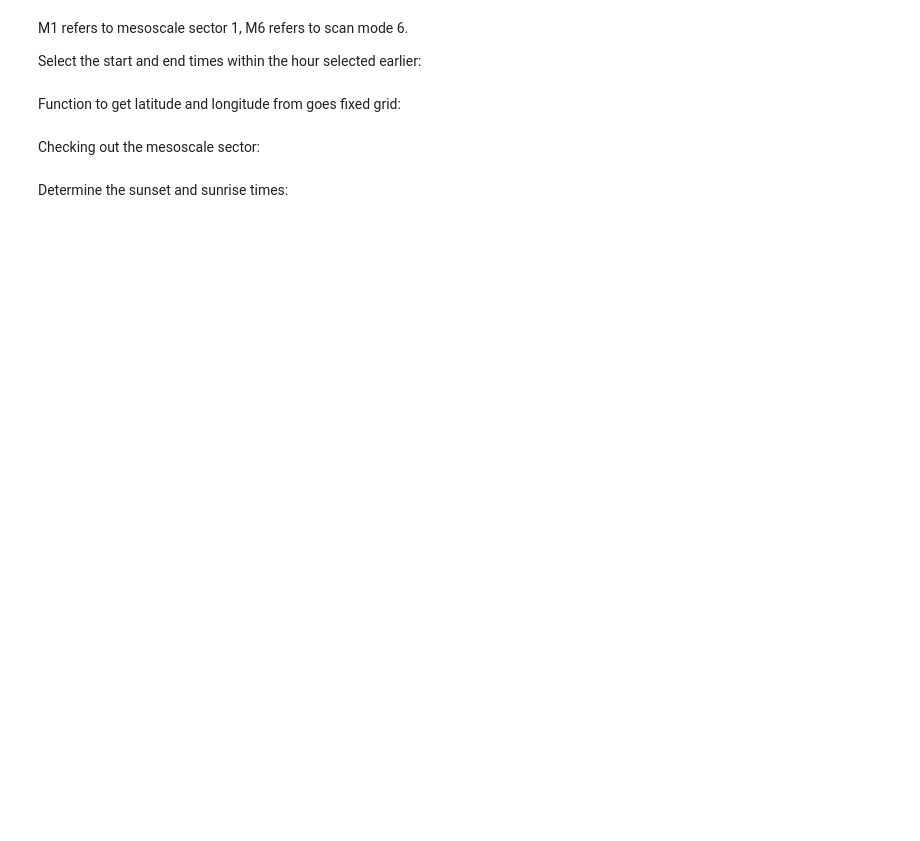
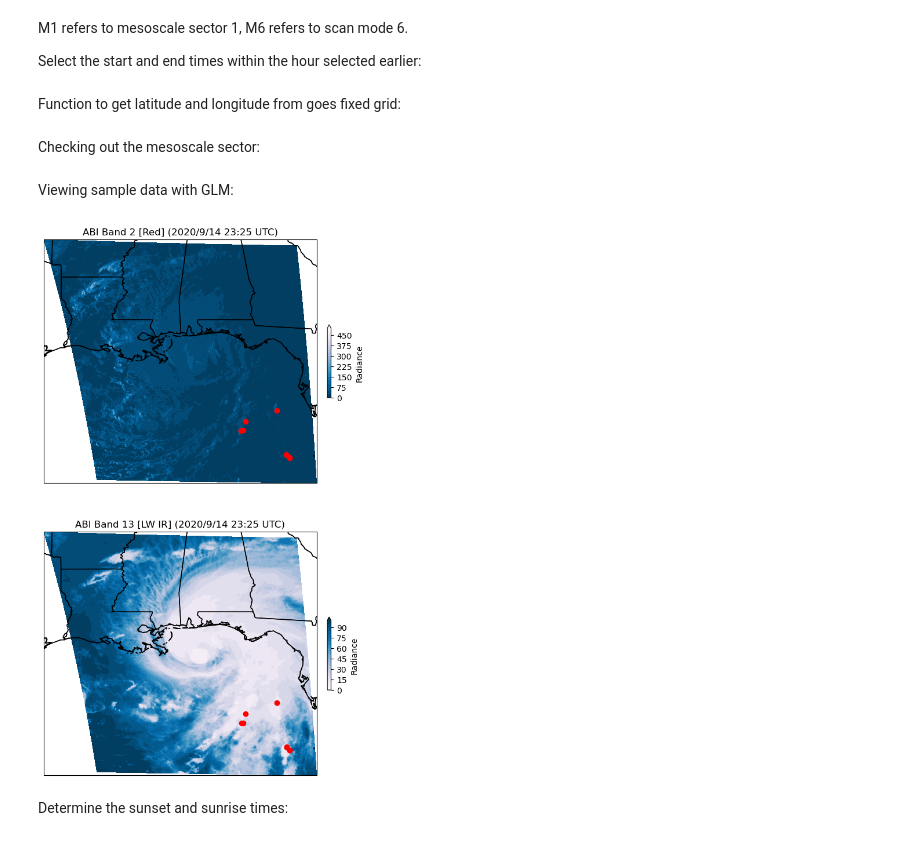
Before and after one commit to jesseturner/Goes-R-DataJam, a Jupyter notebook: ABI_Combo.ipynb, the cells around one changed output. Saved outputs shown, nothing was run; the diff lists cells and outputs as text; code cells hidden in the pictures; blank space fills up the shorter version.

```diff
--- a/ABI_Combo.ipynb
+++ b/ABI_Combo.ipynb
@@ -21,10 +21,10 @@ products = fs.ls('noaa-goes16')
 # %% [markdown]
 Set the date and hour for the data of interest:
 # %%
-year = 2023
-month = 4
-day = 16
-hour = 0
+year = 2020
+month = 9
+day = 14
+hour = 23
 
 julian_day = datetime.datetime(year, month, day).strftime('%j')
 print(julian_day)
@@ -51,14 +63,19 @@ observation_start = str(hour)+'00'
 observation_end = str(hour+1)+'00'
 product_name_01 = 'ABI-L1b-RadM1-M6C02' #red vis band
 product_name_07 = 'ABI-L1b-RadM1-M6C13' #SW IR band (10.9um)
+product_name_glm = 'GLM-L2-LCFA' #GLM
 
 matches_01 = [file for file in files if (file.split('/')[-1].split('_')[3][8:12] >= observation_start and file.split('/')[-1].split('_')[3][8:12] <= observation_end and file.split('/')[-1].split('_')[1] == product_name_01)]
 matches_07 = [file for file in files if (file.split('/')[-1].split('_')[3][8:12] >= observation_start and file.split('/')[-1].split('_')[3][8:12] <= observation_end and file.split('/')[-1].split('_')[1] == product_name_07)]
+matches_glm = [file for file in files_glm if (file.split('/')[-1].split('_')[3][8:12] >= observation_start and file.split('/')[-1].split('_')[3][8:12] <= observation_end and file.split('/')[-1].split('_')[1] == product_name_glm)]
 
+# for match_glm in matches_glm:
+#     print(match_glm.split('/')[-1])
+#     print('Approximate file size (MB):', round((fs.size(match_glm)/1.0E6), 2))
 
-for match_07 in matches_07:
-    print(match_07.split('/')[-1])
-    print('Approximate file size (MB):', round((fs.size(match_07)/1.0E6), 2))
+# for match_07 in matches_07:
+#     print(match_07.split('/')[-1])
+#     print('Approximate file size (MB):', round((fs.size(match_07)/1.0E6), 2))
 # %% [markdown]
 Function to get latitude and longitude from goes fixed grid:
 # %%
@@ -95,3 +112,4 @@ Checking out the mesoscale sector:
 # %%
 sample_01 = matches_01[25]
 sample_07 = matches_07[25]
+sample_glm = matches_glm[25]
@@ -137,3 +116,51 @@ with fs.open(sample_01, mode='rb') as remote_file_01:
+# %% [markdown]
+Viewing sample data with GLM:
+# %%
+with fs.open(sample_01, mode='rb') as remote_file_01:
+    with xr.open_dataset(remote_file_01, engine='h5netcdf') as ds_01:
+        #print(ds_01)
+
+        with fs.open(sample_07, mode='rb') as remote_file_07:
+            with xr.open_dataset(remote_file_07, engine='h5netcdf') as ds_07:
+                #print(ds_07)
+
+                with fs.open(sample_glm, mode='rb') as remote_file_glm:
+                    with xr.open_dataset(remote_file_glm, engine='h5netcdf') as ds_glm:
+
+                        projection=ccrs.PlateCarree()
+                        fig,ax=plt.subplots(2, figsize=(12,12),subplot_kw={'projection': projection})
+                        cmap_01 = plt.cm.PuBu_r
+                        cmap_07 = plt.cm.PuBu
+                        levels_01 = np.linspace(0, 500, 21)
+                        levels_07 = np.linspace(0, 100, 21)
+
+                        lat_01, lon_01 = calculate_abi_lat_lon(ds_01)
+                        lat_07, lon_07 = calculate_abi_lat_lon(ds_07)
+                        ax[0].set_extent([np.nanmin(lon_01), np.nanmax(lon_01), np.nanmin(lat_01), np.nanmax(lat_01)])
+                        ax[1].set_extent([np.nanmin(lon_07), np.nanmax(lon_07), np.nanmin(lat_07), np.nanmax(lat_07)])
+
+                        c_01=ax[0].contourf(lon_01, lat_01, ds_01.Rad, cmap=cmap_01, extend='max', levels=levels_01)
+                        glm = ax[0].scatter(ds_glm.flash_lon, ds_glm.flash_lat, c='red', zorder=2)
+                        c_07=ax[1].contourf(lon_07, lat_07, ds_07.Rad, cmap=cmap_07, extend='max', levels=levels_07)
+                        glm = ax[1].scatter(ds_glm.flash_lon, ds_glm.flash_lat, c='red', zorder=2)
+                        clb_01=plt.colorbar(c_01, shrink=0.3, pad=0.02, ax=ax[0])
+                        clb_07=plt.colorbar(c_07, shrink=0.3, pad=0.02, ax=ax[1])
+                        clb_01.set_label('Radiance')
+                        clb_07.set_label('Radiance')
+
+                        ax[0].coastlines(resolution='50m', color='black', linewidth=1)
+                        ax[0].add_feature(cfeature.STATES)
+                        ax[1].coastlines(resolution='50m', color='black', linewidth=1)
+                        ax[1].add_feature(cfeature.STATES)
+
+                        time = sample_01.split('/')[-1][35:37] +':'+ sample_01.split('/')[-1][37:39]
+                        date = str(year) +'/'+ str(month) +'/'+ str(day)
+                        title_01 = 'ABI Band 2 [Red] (' + date + ' ' + time + ' UTC)'
+                        title_07 = 'ABI Band 13 [LW IR] (' + date + ' ' + time + ' UTC)'
+                        ax[0].set_title(title_01)
+                        ax[1].set_title(title_07)
+# %% [output]
+[figure, added]
 # %% [markdown]
 Determine the sunset and sunrise times:
 # %%
```
Also changed, not shown: parts of 10 cells of this notebook.
